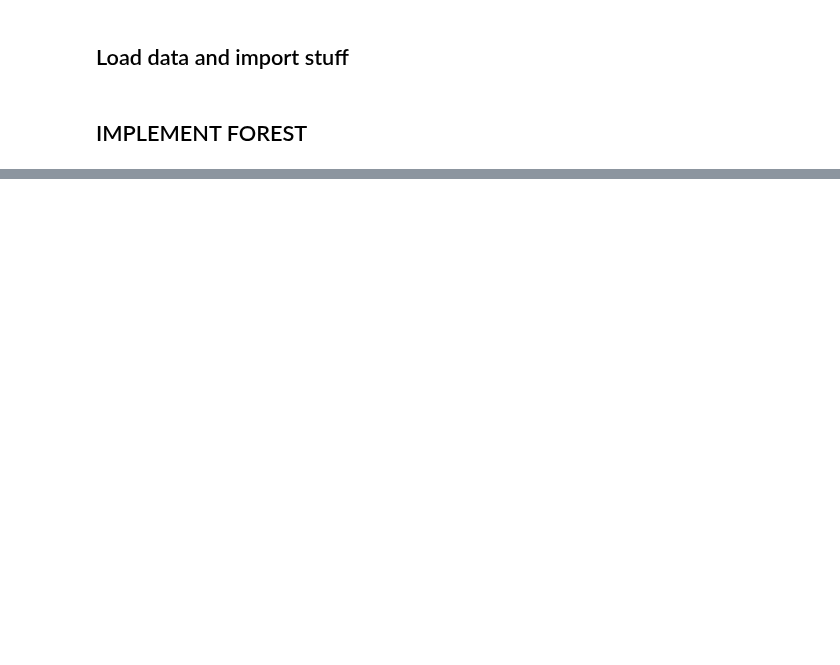
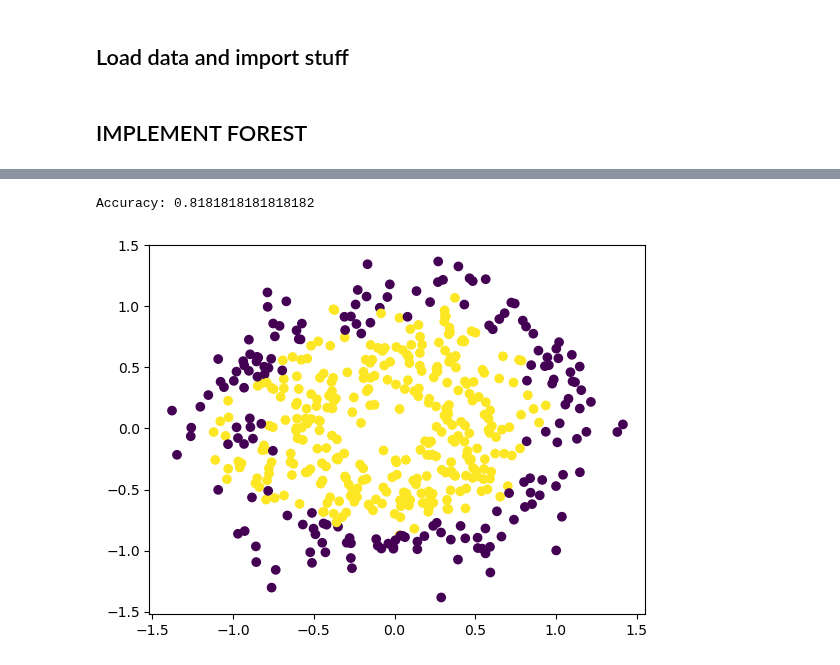
Before and after one commit to tryko/y_data_Itay_asaf_, a Jupyter notebook: Supervised_Learning/week_7_ensemble/Ensemble_Learning_Exercise_ASAF.ipynb, the cells around one changed output, grey strips where cells are left out. Drawn from its saved outputs; the diff is of its cells as text; code cells hidden in the pictures; blank space fills up the shorter version.

```diff
--- a/Supervised_Learning/week_7_ensemble/Ensemble_Learning_Exercise_ASAF.ipynb
+++ b/Supervised_Learning/week_7_ensemble/Ensemble_Learning_Exercise_ASAF.ipynb
@@ -174,0 +189,52 @@ pyplot.show()
+# %%
+import numpy as np
+
+class AdaBoostKNN:
+    def __init__(self, weak_learner, n_learners):
+        self.weak_learner = weak_learner
+        self.n_learners = n_learners
+        self.alphas = []
+        self.learners = []
+
+    def fit(self, X, y):
+        n_samples, n_features = X.shape
+        w = np.ones(n_samples) / n_samples
+        for i in range(self.n_learners):
+            learner = self.weak_learner()
+            learner.weights = self.gen_weights
+            indices = np.random.choice(n_samples, size=n_samples, replace=True)
+            X_resampled = X[indices]
+            y_resampled = y[indices]
+            learner.fit(X_resampled , y_resampled)
+            y_pred = learner.predict(X)
+            e = np.sum(w[y != y_pred])
+            alpha = 0.5 * np.log((1 - e) / e)
+            w *= np.exp(-alpha * y * y_pred)
+            w /= np.sum(w)
+            self.alphas.append(alpha)
+            self.learners.append(learner)
+
+    def gen_weights(self,w):
+        return w
+    def predict(self, X):
+        n_samples = X.shape[0]
+        y_pred = np.zeros(n_samples)
+        for alpha, learner in zip(self.alphas, self.learners):
+            y_pred += alpha * learner.predict(X)
+        return np.sign(y_pred)
+
+def create_weak_learner():
+    return KNeighborsClassifier(n_neighbors=1)
+
+model = AdaBoost(create_weak_learner, n_learners=25)
+model.fit(X_train, y_train)
+y_pred = model.predict(X_test)
+
+accuracy = np.mean(y_pred == y_test)
+print("Accuracy:", accuracy)
+
+plt.scatter(X_test[:,0], X_test[:,1], c=y_pred)
+plt.show()
+# %% [output]
+Accuracy: 0.8181818181818182
+[figure, added]
```
Also changed, not shown: parts of 10 cells of this notebook.
